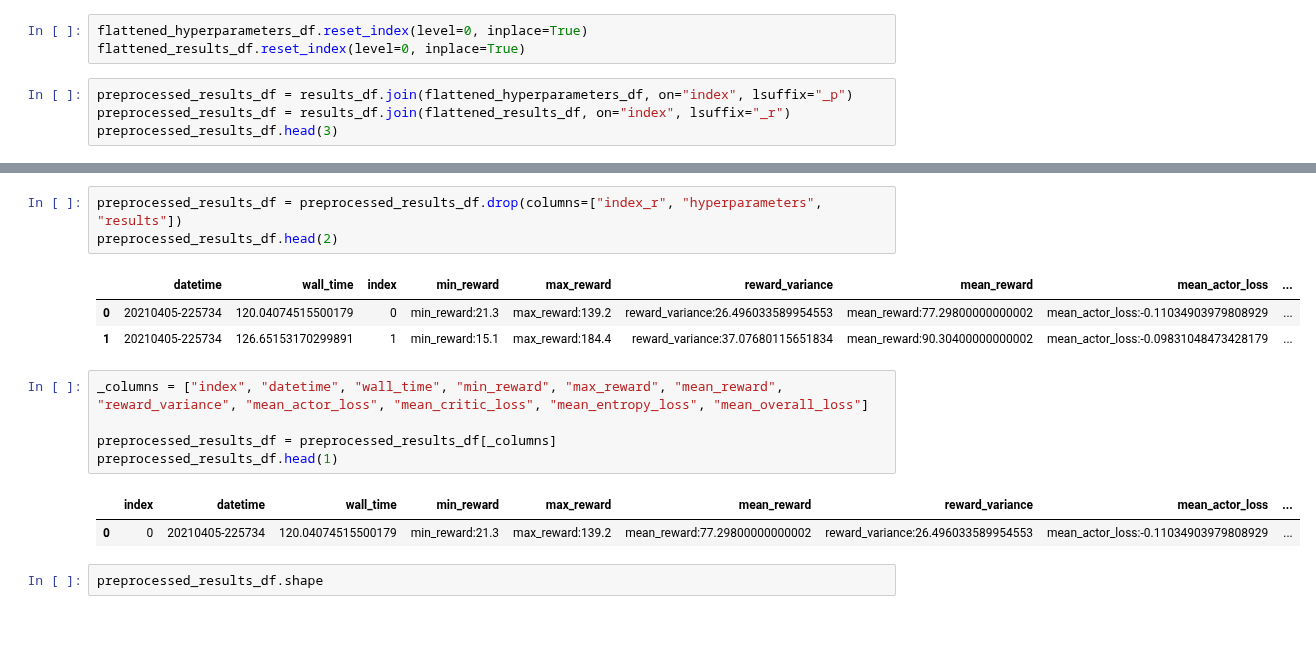
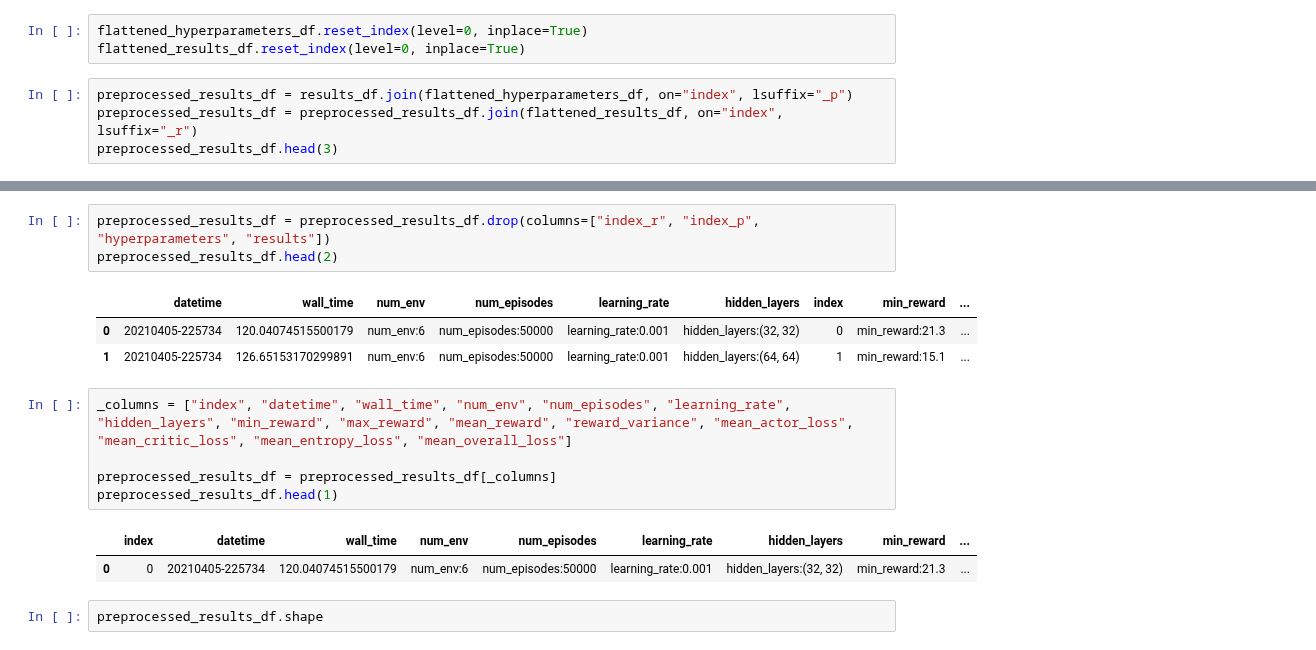
Before and after one commit to feiphoon/inm707-joint-coursework, a Jupyter notebook: src/cartpole/actor_critic_train_analysis.ipynb, the cells around one changed output, grey strips where cells are left out. Drawn from its saved outputs; the diff is of its cells as text.

```diff
--- a/src/cartpole/actor_critic_train_analysis.ipynb
+++ b/src/cartpole/actor_critic_train_analysis.ipynb
@@ -81,6 +85,6 @@ flattened_hyperparameters_df.reset_index(level=0, inplace=True)
 flattened_results_df.reset_index(level=0, inplace=True)
 # %%
 preprocessed_results_df = results_df.join(flattened_hyperparameters_df, on="index", lsuffix="_p")
-preprocessed_results_df = results_df.join(flattened_results_df, on="index", lsuffix="_r")
+preprocessed_results_df = preprocessed_results_df.join(flattened_results_df, on="index", lsuffix="_r")
 preprocessed_results_df.head(3)
 # %% [output]
@@ -91,18 +95,18 @@ preprocessed_results_df.head(3)
 # %%
-preprocessed_results_df = preprocessed_results_df.drop(columns=["index_r", "hyperparameters", "results"])
+preprocessed_results_df = preprocessed_results_df.drop(columns=["index_r", "index_p", "hyperparameters", "results"])
 preprocessed_results_df.head(2)
 # %% [output]
-|  | datetime | wall_time | index | min_reward | max_reward | reward_variance | mean_reward | mean_actor_loss | ... |
-| 0 | 20210405-225734 | 120.04074515500179 | 0 | min_reward:21.3 | max_reward:139.2 | reward_variance:26.496033589954553 | mean_reward:77.29800000000002 | mean_actor_loss:-0.11034903979808929 | ... |
-| 1 | 20210405-225734 | 126.65153170299891 | 1 | min_reward:15.1 | max_reward:184.4 | reward_variance:37.07680115651834 | mean_reward:90.30400000000002 | mean_actor_loss:-0.09831048473428179 | ... |
+|  | datetime | wall_time | num_env | num_episodes | learning_rate | hidden_layers | index | min_reward | ... |
+| 0 | 20210405-225734 | 120.04074515500179 | num_env:6 | num_episodes:50000 | learning_rate:0.001 | hidden_layers:(32, 32) | 0 | min_reward:21.3 | ... |
+| 1 | 20210405-225734 | 126.65153170299891 | num_env:6 | num_episodes:50000 | learning_rate:0.001 | hidden_layers:(64, 64) | 1 | min_reward:15.1 | ... |
 # %%
-_columns = ["index", "datetime", "wall_time", "min_reward", "max_reward", "mean_reward", "reward_variance", "mean_actor_loss", "mean_critic_loss", "mean_entropy_loss", "mean_overall_loss"]
+_columns = ["index", "datetime", "wall_time", "num_env", "num_episodes", "learning_rate", "hidden_layers", "min_reward", "max_reward", "mean_reward", "reward_variance", "mean_actor_loss", "mean_critic_loss", "mean_entropy_loss", "mean_overall_loss"]
 
 preprocessed_results_df = preprocessed_results_df[_columns]
 preprocessed_results_df.head(1)
 # %% [output]
-|  | index | datetime | wall_time | min_reward | max_reward | mean_reward | reward_variance | mean_actor_loss | ... |
-| 0 | 0 | 20210405-225734 | 120.04074515500179 | min_reward:21.3 | max_reward:139.2 | mean_reward:77.29800000000002 | reward_variance:26.496033589954553 | mean_actor_loss:-0.11034903979808929 | ... |
+|  | index | datetime | wall_time | num_env | num_episodes | learning_rate | hidden_layers | min_reward | ... |
+| 0 | 0 | 20210405-225734 | 120.04074515500179 | num_env:6 | num_episodes:50000 | learning_rate:0.001 | hidden_layers:(32, 32) | min_reward:21.3 | ... |
 # %%
 preprocessed_results_df.shape
 # %% [output]
```
Also changed, not shown: parts of 11 cells of this notebook.
